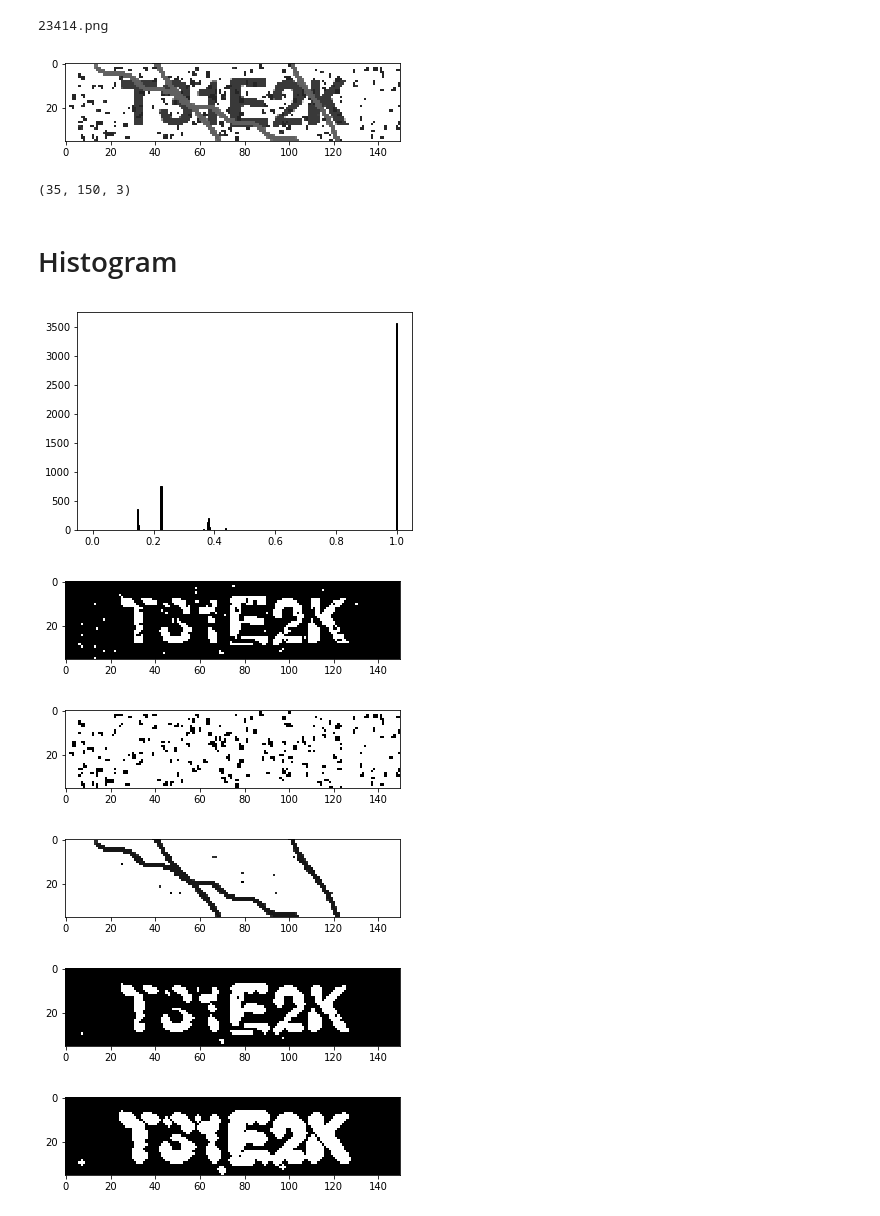
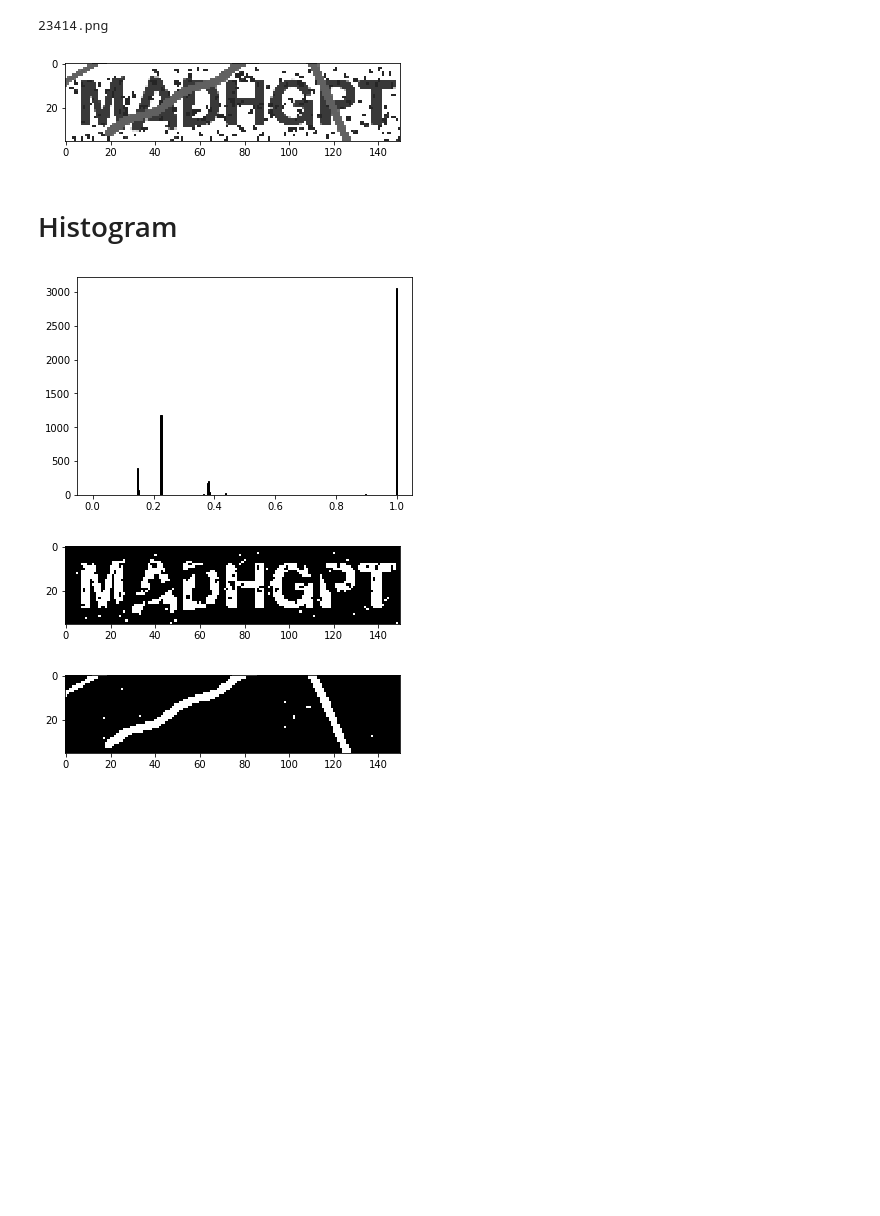
Before and after one commit to nvti/de-captcha, a Jupyter notebook: Image_processing.ipynb, the cells around one changed output. Drawn from its saved outputs; the diff is of its cells as text; code cells hidden in the pictures; blank space fills up the shorter version.

```diff
--- a/Image_processing.ipynb
+++ b/Image_processing.ipynb
@@ -16,15 +16,11 @@ print(filename)
 # %%
 import matplotlib.pyplot as plt
 import matplotlib.image as mpimg
-img=mpimg.imread("data/vietteltelecom.vn/T31E2K.png")
+img=mpimg.imread("data/vietteltelecom.vn/MADHGPT.png")
 imgplot = plt.imshow(img)
 plt.show()
 # %% [output]
-[figure, old version]
+[figure, new version]
-# %%
-print(img.shape)
-# %% [output]
-(35, 150, 3)
 # %% [markdown]
 # Histogram
 # %%
@@ -32,40 +28,21 @@ lum_img = img[:,:,0]
 plt.hist(lum_img.ravel(), 256, range=(0.0, 1.0), fc='k', ec='k')
 plt.show()
 # %% [output]
-[figure, old version]
+[figure, new version]
 # %%
 import numpy as np
 arr1 = np.copy(lum_img)
 arr1[(lum_img < 0.2) | (lum_img > 0.3)] = 0
 arr1[(lum_img >= 0.2) & (lum_img <= 0.3)] = 1
+output1 = np.copy(arr1)
 imgplot = plt.imshow(arr1, cmap='gray')
 plt.show()
 
 arr2 = np.copy(lum_img)
-arr2[(lum_img > 0.2)] = 1
+arr2[(lum_img < 0.3) | (lum_img > 0.4)] = 0
+arr2[(lum_img >= 0.3) & (lum_img < 0.4)] = 1
 imgplot = plt.imshow(arr2, cmap='gray')
 plt.show()
-
-arr3 = np.copy(lum_img)
-arr3[(lum_img < 0.3) | (lum_img > 0.5)] = 1
-imgplot = plt.imshow(arr3, cmap='gray')
-plt.show()
 # %% [output]
-[figure, old version]
+[figure, new version]
-[figure, old version]
+[figure, new version]
-[figure, removed]
-# %%
-from scipy import ndimage
-arr1 = ndimage.median_filter(arr1, 2)
-imgplot = plt.imshow(arr1, cmap='gray')
-plt.show()
-# %% [output]
-[figure, removed]
-# %%
-
-im_dilation = ndimage.binary_dilation(arr1).astype(arr1.dtype)
-
-imgplot = plt.imshow(im_dilation, cmap='gray')
-plt.show()
-# %% [output]
-[figure, removed]
```
Also changed, not shown: parts of 8 cells of this notebook, 6 other files.
